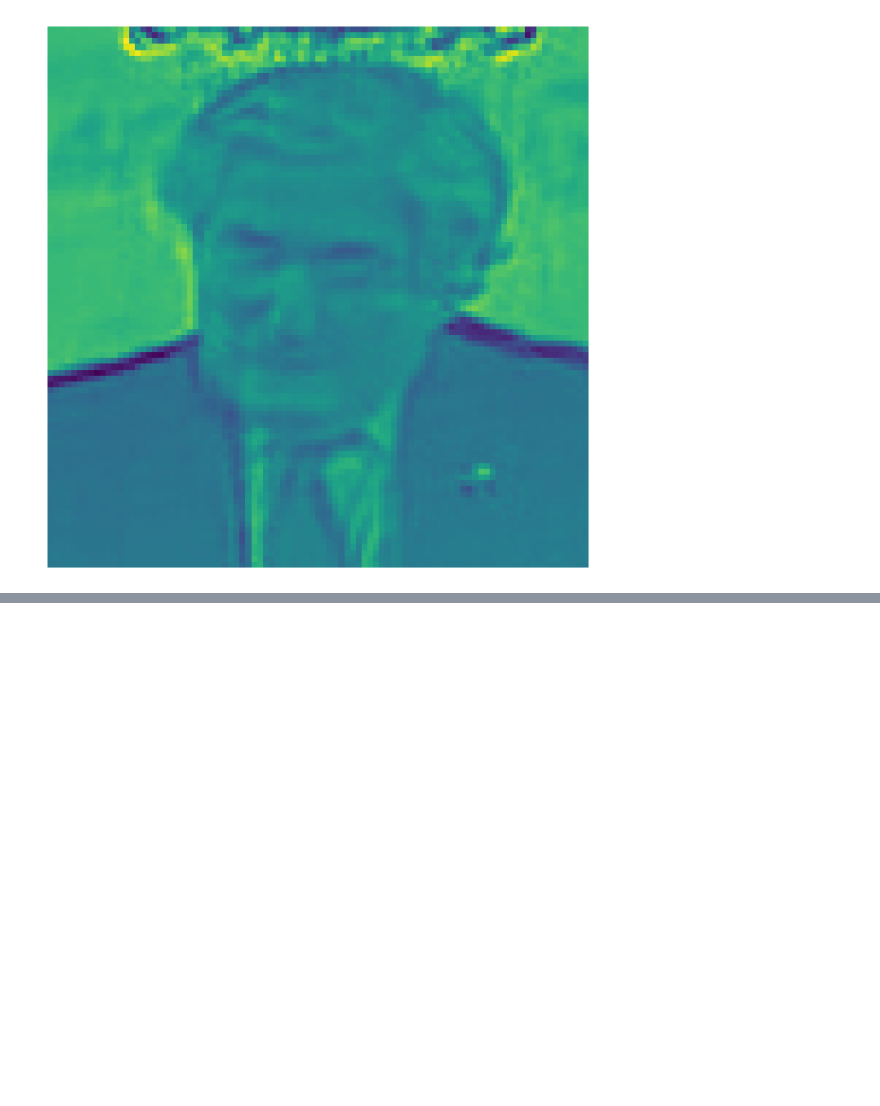
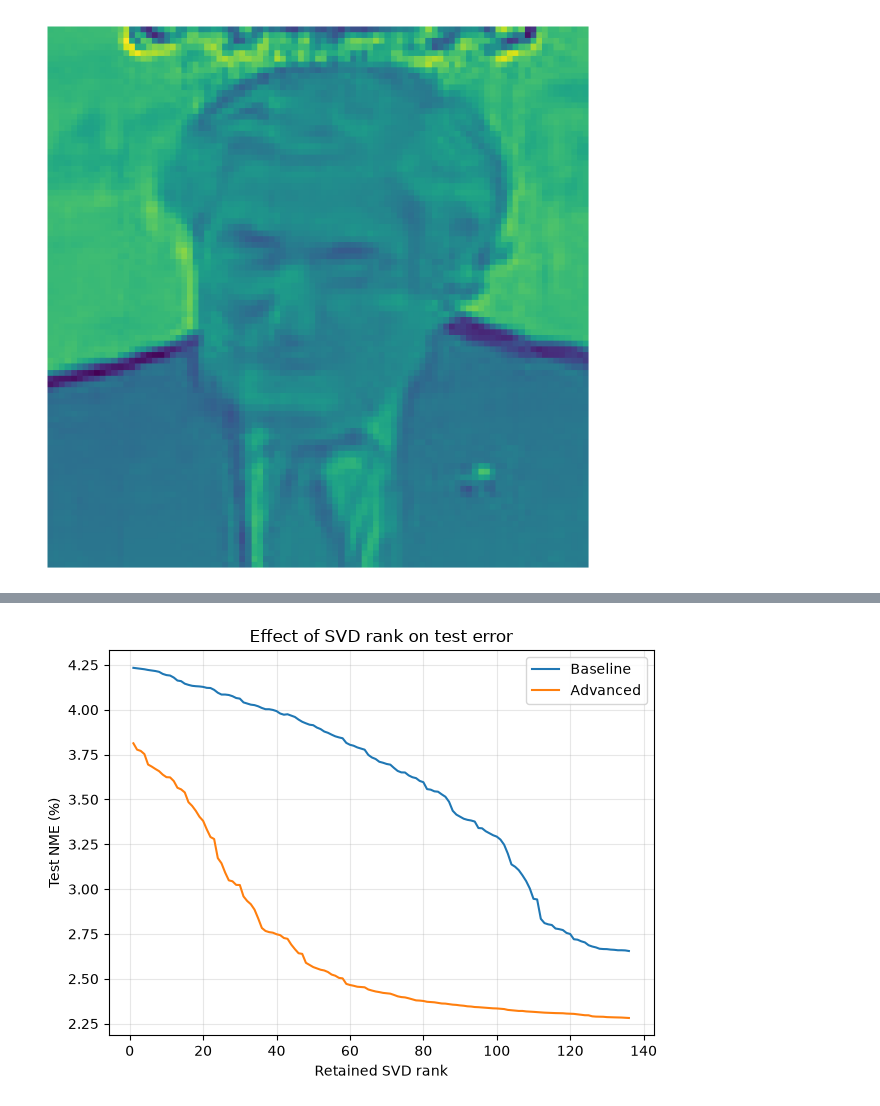
Before and after one commit to CKH-010/facial-keypoint-detection, a Jupyter notebook: MechInerp_Analysis.ipynb, the cells around one changed output, grey strips where cells are left out. Cells and saved outputs as stored; diff of their text form; code cells hidden in the pictures; blank space fills up the shorter version.

```diff
--- a/MechInerp_Analysis.ipynb
+++ b/MechInerp_Analysis.ipynb
@@ -155,3 +165,21 @@ plot_single_feature_map(advanced_features, filename="advanced.png")
 # %% [output]
 [figure]
 [figure]
+# %%
+import csv
+from src.svd_analysis import evaluate_svd_ranks
+
+with open("svd_rank_results.csv", "w", newline="") as file:
+    writer = csv.writer(file)
+    writer.writerow(["model", "rank", "nme"])
+
+    baseline_ranks = evaluate_svd_ranks(baseline, test_loader, device)
+    for rank, nme in sorted(baseline_ranks.items()):
+        writer.writerow(["baseline", rank, nme])
+    file.flush()
+    print("Baseline results saved.")
+
+    advanced_ranks = evaluate_svd_ranks(advanced, test_loader, device)
+    for rank, nme in sorted(advanced_ranks.items()):
+        writer.writerow(["advanced", rank, nme])
+    print("Advanced results saved.")
@@ -157,0 +213,28 @@ plot_single_feature_map(advanced_features, filename="advanced.png")
+# %%
+import matplotlib.pyplot as plt
+import csv
+
+baseline_ranks, advanced_ranks = {}, {}
+
+with open("svd_rank_results.csv", newline="") as file:
+    for row in csv.DictReader(file):
+        results = baseline_ranks if row["model"] == "baseline" else advanced_ranks
+        results[int(row["rank"])] = float(row["nme"])
+for name, results in [
+    ("Baseline", baseline_ranks),
+    ("Advanced", advanced_ranks),
+]:
+    ranks = sorted(results)
+    nme_percent = [results[rank] * 100 for rank in ranks]
+    plt.plot(ranks, nme_percent, label=name)
+
+plt.xlabel("Retained SVD rank")
+plt.ylabel("Test NME (%)")
+plt.title("Effect of SVD rank on test error")
+plt.grid(True, alpha=0.3)
+plt.legend()
+plt.tight_layout()
+plt.savefig("svd_rank_nme.png", dpi=300)
+plt.show()
+# %% [output]
+[figure, added]
```
Also changed, not shown: parts of 4 cells of this notebook, 3 other files.
